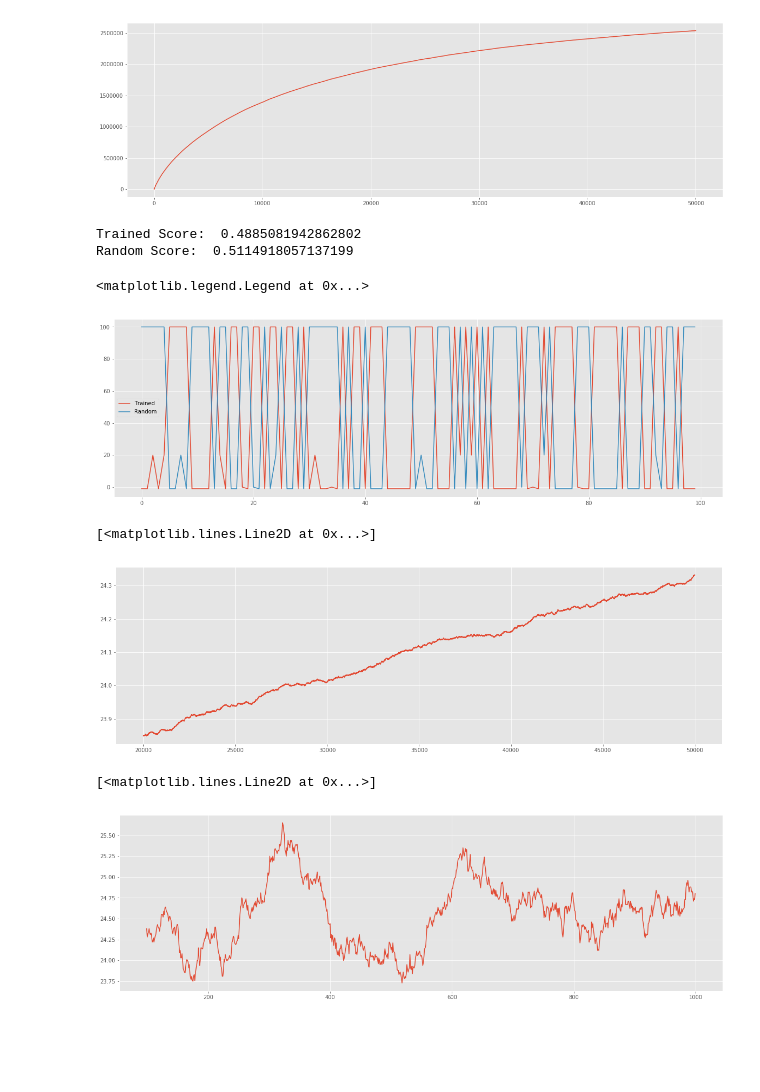
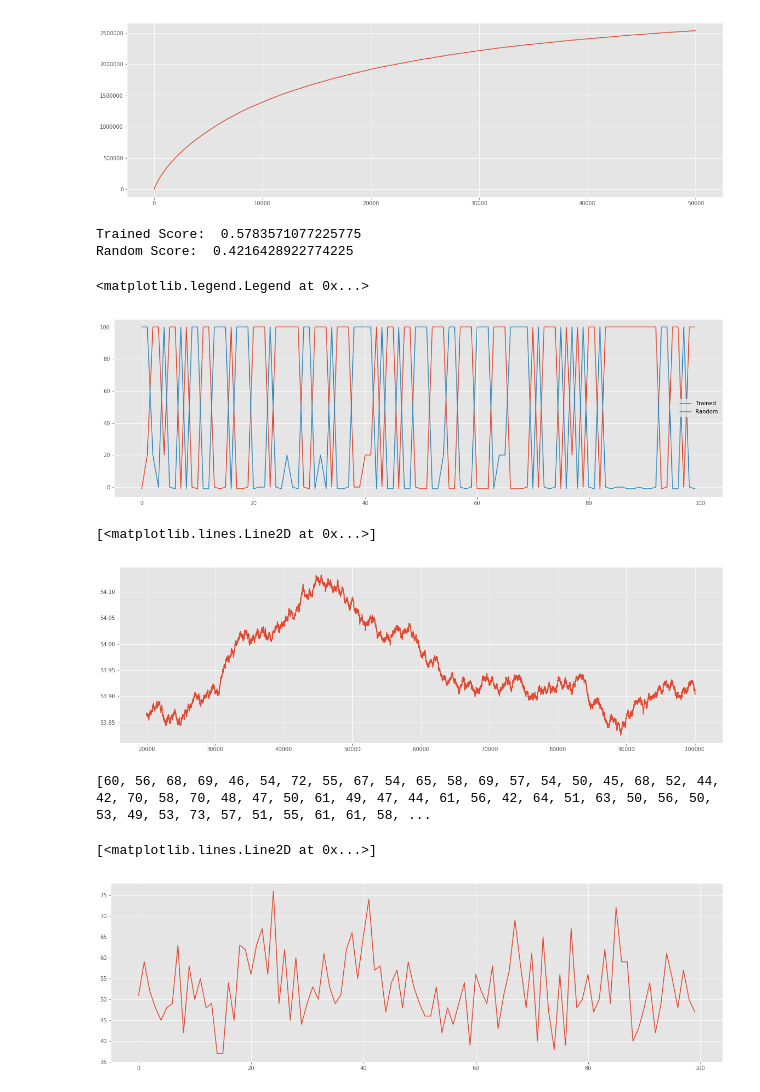
Before and after one commit to malhotra-sidharth/game-of-ur-reinforcement-learning, a Jupyter notebook: Agent-Training-Monte-Carlo.ipynb, the cells around one changed output. Cells and saved outputs as stored; diff of their text form; code cells hidden in the pictures; blank space fills up the shorter version.

Commit message:
[WIP] Ran Q-Learning and Expected Sarsa for 100k episodes and plotted graphs for MC, Ex-Sarsa and Q-Learning episode lengths

```diff
--- a/Agent-Training-Monte-Carlo.ipynb
+++ b/Agent-Training-Monte-Carlo.ipynb
@@ -52,9 +52,7 @@ def updateMCValues(Q_func, policy, episode_transitions, gamma, alpha):
     for state, action, reward in episode_transitions:
         G = reward + (gamma * G)
         Q_func[state][action] += (alpha * (G - Q_func[state][action]))
-#         policy[state] = np.argmax(Q_func[state][action])
-#         value_func[state] = Q_func[state][policy[state]]
-    return Q_func, policy
+    return Q_func
 # %%
 def train_mc_agent(env, num_episodes, q1, ep1, ep2, eps=0.1, gamma=1.0, alpha=0.1, logging=False):
     player1 = 0
@@ -62,6 +60,7 @@ def train_mc_agent(env, num_episodes, q1, ep1, ep2, eps=0.1, gamma=1.0, alpha=0.
     init_q_value = 0.0
     policy = defaultdict(lambda: np.ones(env.action_space_n) * init_q_value)
     episode_value_func = []
+    v_s = ((3, (('a', 3),)), (3, (('c', 3),)), 1)
 
     # check for pickles
     if q1 == None:
@@ -126,18 +125,15 @@ def train_mc_agent(env, num_episodes, q1, ep1, ep2, eps=0.1, gamma=1.0, alpha=0.
         time_to_win.append(t)
 
         # Update the Q functions
-        Q_func_1, policy = updateMCValues(Q_func_1, policy, episode_transitions, gamma, alpha)
-#         Q_func_1, policy = updateMCValues(Q_func_1, policy, episode_transitions_p2, gamma, alpha)
-#         total = 0
-#         for key, value in value_func.items():
-#             total += value
-#         episode_value_func.append(total)
+        Q_func_1 = updateMCValues(Q_func_1, policy, episode_transitions, gamma, alpha)
+        poli = np.argmax(Q_func_1[v_s])
+        episode_value_func.append(Q_func_1[v_s][poli])
 
-    return Q_func_1, policy, episode_rewards_p1, episode_rewards_p2, time_to_win
+    return Q_func_1, policy, episode_rewards_p1, episode_rewards_p2, time_to_win, episode_value_func
 # %%
 episode_rwds_p1 = []
 episode_rwds_p2 = []
-total_episodes = 50000
+total_episodes = 100000
 q1, q2, ep1, ep2 = None, None, [0.0], [0.0]
 
 # train agent
@@ -228,15 +227,15 @@ def test_mc_agent(env, num_episodes, policy):
 
     return episode_rewards_p1, episode_rewards_p2, time_to_win
 # %%
-test_episode_rewards_p1, test_episode_rewards_p2, test_time_to_win = test_mc_agent(env, 1000, policy)
+test_episode_rewards_p1, test_episode_rewards_p2, test_time_to_win = test_mc_agent(env, 100, policy)
 # %%
 test_avg_trained = np.mean(test_episode_rewards_p1)
 test_avg_random = np.mean(test_episode_rewards_p2)
 print("Trained Score: ", test_avg_trained/(test_avg_random + test_avg_trained))
 print("Random Score: ", test_avg_random/(test_avg_random + test_avg_trained))
 # %% [output]
-Trained Score:  0.4885081942862802
-Random Score:  0.5114918057137199
+Trained Score:  0.5783571077225775
+Random Score:  0.4216428922774225
 # %%
 plt.figure(figsize=(20, 6))
 trained, = plt.plot(test_episode_rewards_p1[:100], label='Trained')
@@ -244,19 +243,23 @@ random, = plt.plot(test_episode_rewards_p2[:100], label='Random')
 plt.legend([trained, random], ['Trained', 'Random'])
 # %% [output]
 <matplotlib.legend.Legend at 0x...>
-[figure, old version]
+[figure, new version]
 # %%
 plt.figure(figsize=(20, 6))
 plt.plot(pd.Series(time_to_win).rolling(20000, min_periods=20000).mean())
 # %% [output]
 [<matplotlib.lines.Line2D at 0x...>]
-[figure, old version]
+[figure, new version]
+# %%
+print(time_to_win)
+# %% [output]
+[60, 56, 68, 69, 46, 54, 72, 55, 67, 54, 65, 58, 69, 57, 54, 50, 45, 68, 52, 44, 42, 70, 58, 70, 48, 47, 50, 61, 49, 47, 44, 61, 56, 42, 64, 51, 63, 50, 56, 50, 53, 49, 53, 73, 57, 51, 55, 61, 61, 58, ...
 # %%
 plt.figure(figsize=(20, 6))
-plt.plot(pd.Series(test_time_to_win).rolling(100, min_periods=100).mean())
+plt.plot(pd.Series(test_time_to_win).rolling(1, min_periods=1).mean())
 # %% [output]
 [<matplotlib.lines.Line2D at 0x...>]
-[figure, old version]
+[figure, new version]
 # %%
 p1_mean_rwds = np.mean(np.array(episode_rwds_p1[-1]).reshape(1, -1), axis=0)
 p2_mean_rwds = np.mean(np.array(episode_rwds_p2[-1]).reshape(1, -1), axis=0)
```
Also changed, not shown: parts of 5 cells of this notebook, 3 other files.
